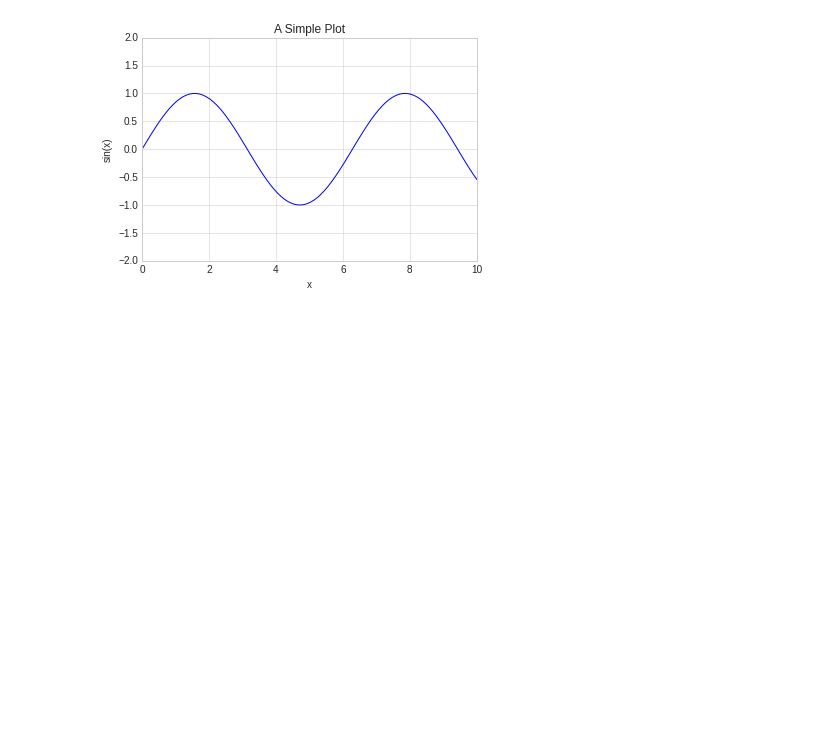
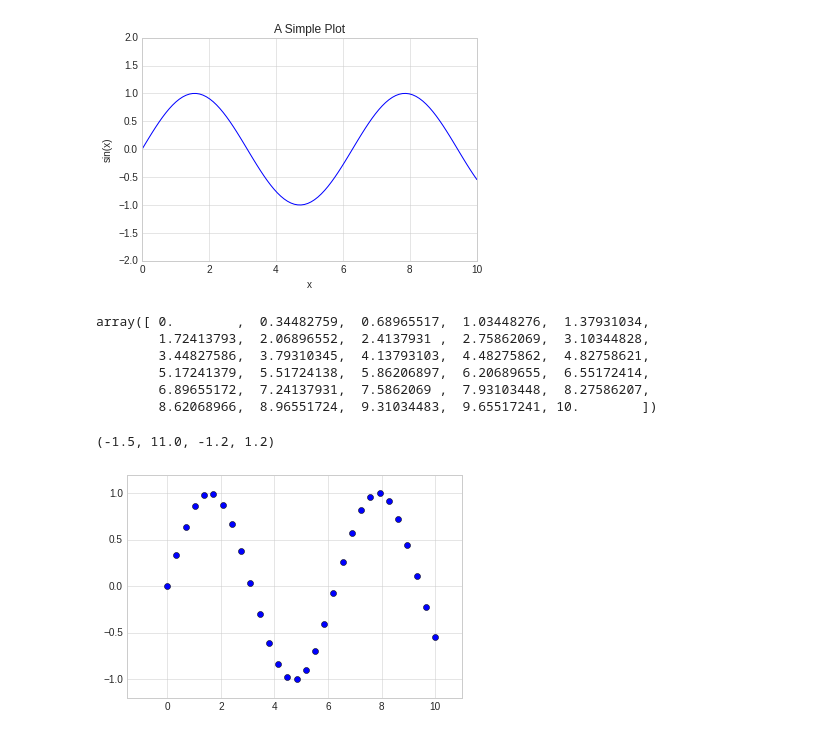
Before and after one commit to aliensmart/machine_learning, a Jupyter notebook: Matplotlib.ipynb, the cells around one changed output. Saved outputs shown, nothing was run; the diff lists cells and outputs as text; code cells hidden in the pictures; blank space fills up the shorter version.

```diff
--- a/Matplotlib.ipynb
+++ b/Matplotlib.ipynb
@@ -199,3 +199,22 @@ ax.plot(x, np.sin(x))
 ax.set(xlim=(0, 10), ylim=(-2, 2), xlabel='x', ylabel='sin(x)', title='A Simple Plot');
 # %% [output]
 [figure]
+# %%
+# Simple Scatter Plots
+# Scatter Plots with plt.plot
+x =np.linspace(0, 10, 30)
+y = np.sin(x)
+x
+# %% [output]
+array([ 0.        ,  0.34482759,  0.68965517,  1.03448276,  1.37931034,
+        1.72413793,  2.06896552,  2.4137931 ,  2.75862069,  3.10344828,
+        3.44827586,  3.79310345,  4.13793103,  4.48275862,  4.82758621,
+        5.17241379,  5.51724138,  5.86206897,  6.20689655,  6.55172414,
+        6.89655172,  7.24137931,  7.5862069 ,  7.93103448,  8.27586207,
+        8.62068966,  8.96551724,  9.31034483,  9.65517241, 10.        ])
+# %%
+plt.plot(x, y, 'o', color='blue');
+plt.axis([-1.5, 11, -1.2, 1.2])
+# %% [output]
+(-1.5, 11.0, -1.2, 1.2)
+[figure, added]
```
Also changed, not shown: parts of 5 cells of this notebook.
